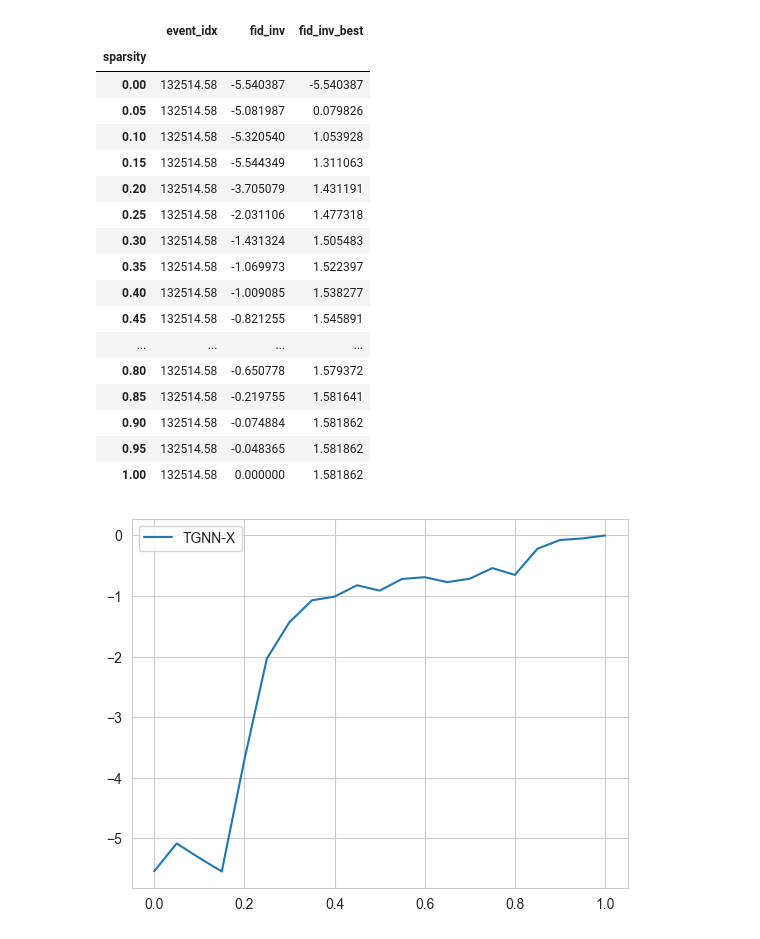
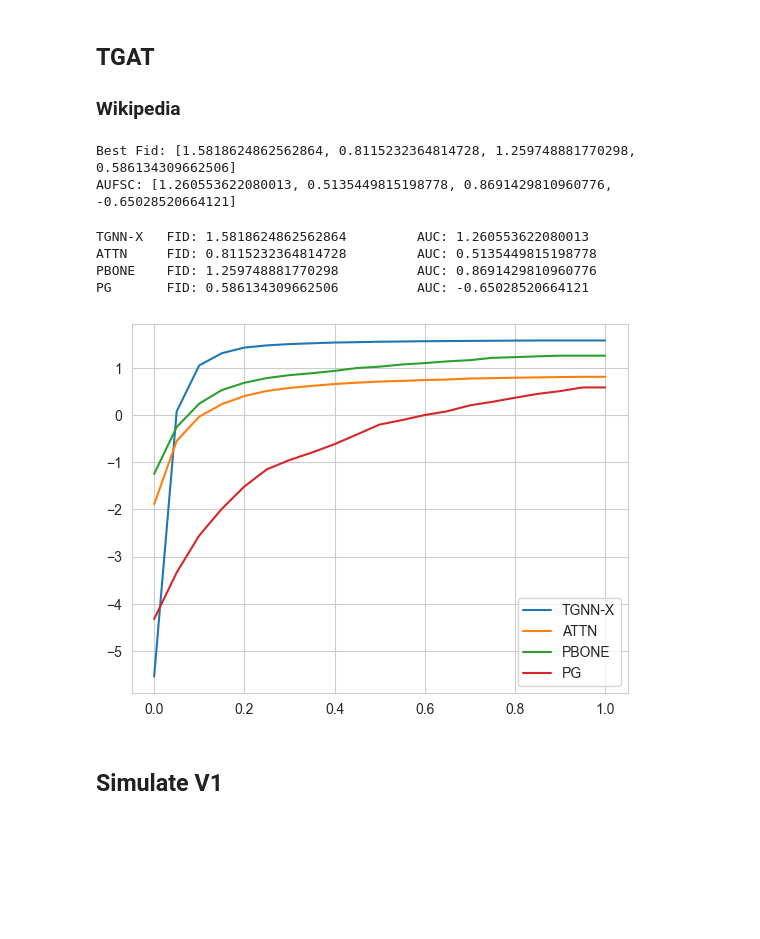
Before and after one commit to m-krastev/fact8-temporal-graph, a Jupyter notebook: notebooks/results_processing.ipynb, the cells around one changed output. Saved outputs shown, nothing was run; the diff lists cells and outputs as text; code cells hidden in the pictures; blank space fills up the shorter version.

```diff
--- a/notebooks/results_processing.ipynb
+++ b/notebooks/results_processing.ipynb
@@ -17,29 +13,48 @@ tgat_wikipedia_xtg = ( results_path /
-# %%
-table = pd.read_csv(tgat_wikipedia_xtg).groupby('sparsity').mean()
-table
-# %% [output]
-|  | event_idx | fid_inv | fid_inv_best |
-| sparsity |  |  |  |
-| 0.00 | 132514.58 | -5.540387 | -5.540387 |
-| 0.05 | 132514.58 | -5.081987 | 0.079826 |
-| 0.10 | 132514.58 | -5.320540 | 1.053928 |
-| 0.15 | 132514.58 | -5.544349 | 1.311063 |
-| 0.20 | 132514.58 | -3.705079 | 1.431191 |
-| 0.25 | 132514.58 | -2.031106 | 1.477318 |
-| 0.30 | 132514.58 | -1.431324 | 1.505483 |
-| 0.35 | 132514.58 | -1.069973 | 1.522397 |
-| 0.40 | 132514.58 | -1.009085 | 1.538277 |
-| 0.45 | 132514.58 | -0.821255 | 1.545891 |
-| ... | ... | ... | ... |
-| 0.80 | 132514.58 | -0.650778 | 1.579372 |
-| 0.85 | 132514.58 | -0.219755 | 1.581641 |
-| 0.90 | 132514.58 | -0.074884 | 1.581862 |
-| 0.95 | 132514.58 | -0.048365 | 1.581862 |
-| 1.00 | 132514.58 | 0.000000 | 1.581862 |
-# %%
-import seaborn as sns
-sns.set_style('whitegrid')
-plt.plot(table.index, table['fid_inv'], label="TGNN-X")
-plt.legend();
-# %% [output]
-[figure, removed]
+# %% [markdown]
+## TGAT
+### Wikipedia
+# %%
+tgat_wikipedia_xtg = (
+    results_path
+    / "tgat_wikipedia_subgraphx_tg_110314_to_155614_eval_pg_true_pg_positive.csv"
+)
+
+tgat_wikipedia_attn = (
+    results_path / "tgat_wikipedia_attn_explainer_tg_110314_to_155614_eval.csv"
+)
+
+
+tgat_wikipedia_pbone = (
+    results_path / "tgat_wikipedia_pbone_explainer_tg_110314_to_155614_eval.csv"
+)
+
+tgat_wikipedia_pg = (
+    results_path / "tgat_wikipedia_pg_explainer_tg_110314_to_155614_eval.csv"
+)
+
+tgat_wikipedia_xtg = pd.read_csv(tgat_wikipedia_xtg).groupby("sparsity").mean()
+tgat_wikipedia_attn = pd.read_csv(tgat_wikipedia_attn).groupby("sparsity").mean()
+tgat_wikipedia_pbone = pd.read_csv(tgat_wikipedia_pbone).groupby("sparsity").mean()
+tgat_wikipedia_pg = pd.read_csv(tgat_wikipedia_pg).groupby("sparsity").mean()
+tgat_wikipedia_tabs = [tgat_wikipedia_xtg, tgat_wikipedia_attn, tgat_wikipedia_pbone, tgat_wikipedia_pg]
+
+tgat_wikipedia_best_fids = [tab['fid_inv_best'].max() for tab in tgat_wikipedia_tabs]
+tgat_wikipedia_aufsc = [np.trapz(tab['fid_inv_best'], tab.index) for tab in tgat_wikipedia_tabs]
+print("Best Fid:", tgat_wikipedia_best_fids)
+print("AUFSC:", tgat_wikipedia_aufsc)
+# %% [output]
+Best Fid: [1.5818624862562864, 0.8115232364814728, 1.259748881770298, 0.586134309662506]
+AUFSC: [1.260553622080013, 0.5135449815198778, 0.8691429810960776, -0.65028520664121]
+# %%
+for tab, label in zip(tgat_wikipedia_tabs, ['TGNN-X', 'ATTN', 'PBONE', 'PG']):
+    print(f"{label}\t FID: {tab['fid_inv_best'].max()} \t AUC: {np.trapz(tab['fid_inv_best'], tab.index)}")
+    plt.plot(tab.index, tab['fid_inv_best'], label=label)
+plt.legend();
+# %% [output]
+TGNN-X   FID: 1.5818624862562864         AUC: 1.260553622080013
+ATTN     FID: 0.8115232364814728         AUC: 0.5135449815198778
+PBONE    FID: 1.259748881770298          AUC: 0.8691429810960776
+PG       FID: 0.586134309662506          AUC: -0.65028520664121
+[figure, added]
+# %% [markdown]
+## Simulate V1
```
Also changed, not shown: parts of 2 cells of this notebook, 4 other files.
